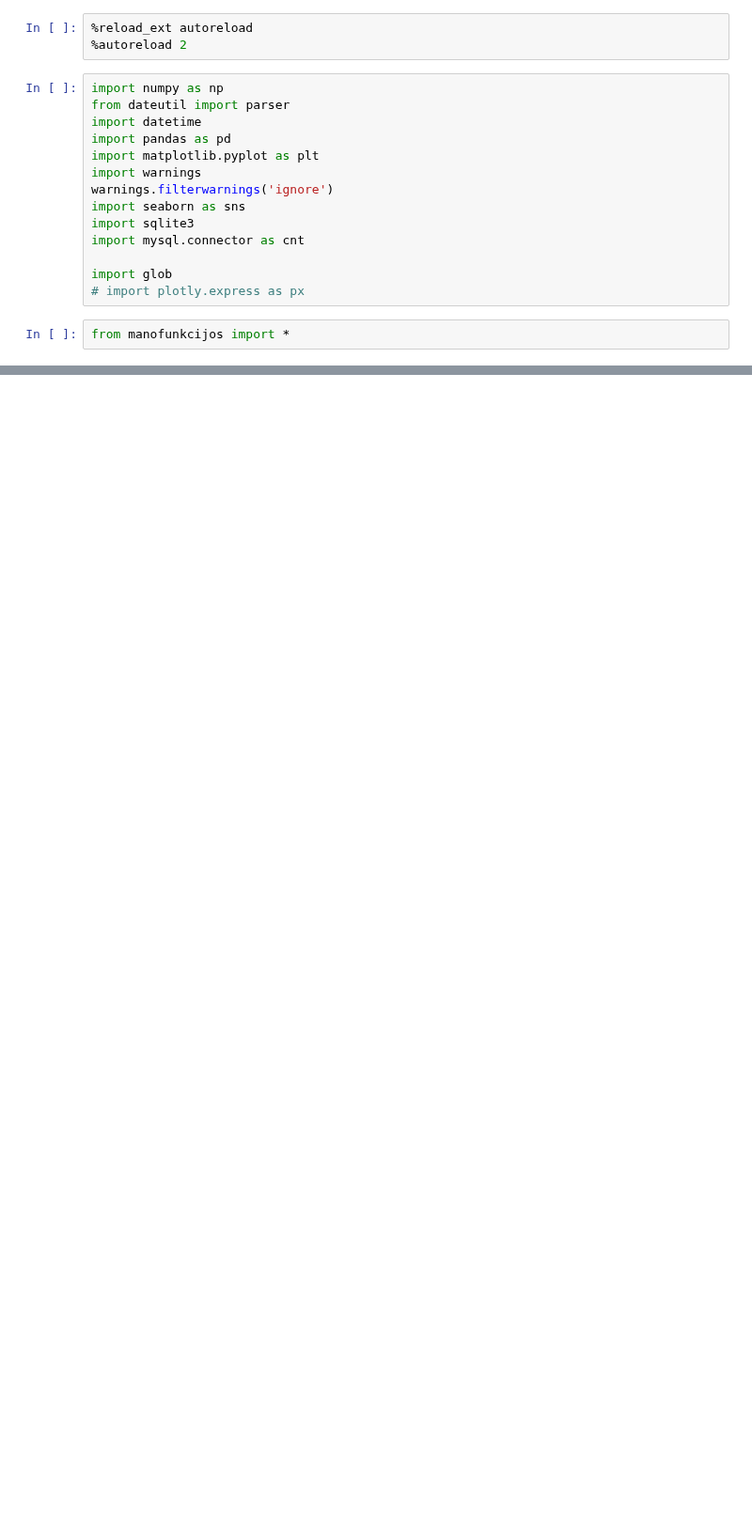
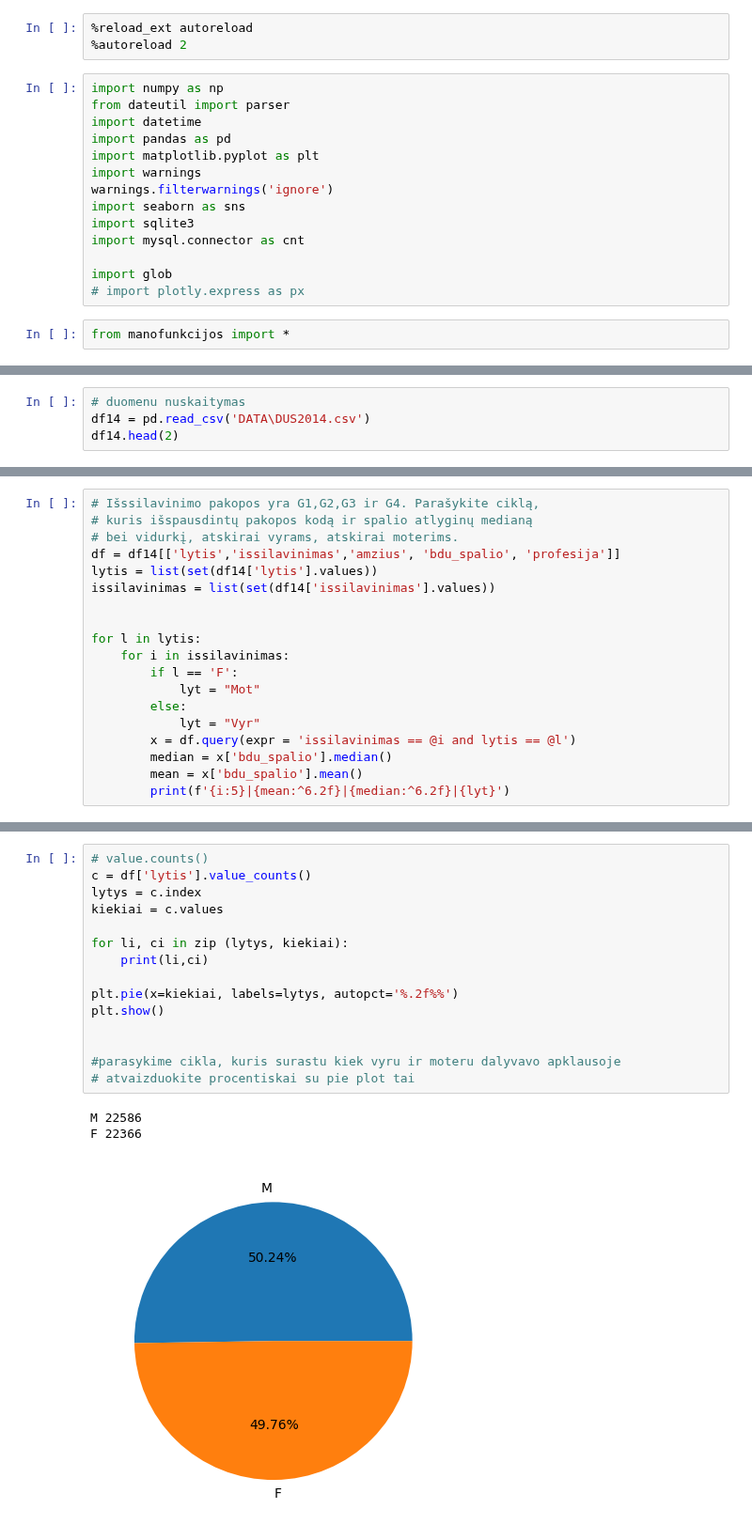
Before and after one commit to ISeeBugsEverywhere/DataScienceNotebooks, a Jupyter notebook: Studentai/MantasD/28.ipynb, the cells around one changed output, grey strips where cells are left out. Shown at 94% size. Drawn from its saved outputs; the diff is of its cells as text; blank space fills up the shorter version.

```diff
--- a/Studentai/MantasD/28.ipynb
+++ b/Studentai/MantasD/28.ipynb
@@ -53,0 +118,4 @@ col('DATA/OOP_DATA\\REF_D_1k_FW_2.08.dat')
+# %%
+# duomenu nuskaitymas
+df14 = pd.read_csv('DATA\DUS2014.csv')
+df14.head(2)
@@ -53,0 +315,19 @@ col('DATA/OOP_DATA\\REF_D_1k_FW_2.08.dat')
+# %%
+# Išssilavinimo pakopos yra G1,G2,G3 ir G4. Parašykite ciklą,
+# kuris išspausdintų pakopos kodą ir spalio atlyginų medianą
+# bei vidurkį, atskirai vyrams, atskirai moterims.
+df = df14[['lytis','issilavinimas','amzius', 'bdu_spalio', 'profesija']]
+lytis = list(set(df14['lytis'].values))
+issilavinimas = list(set(df14['issilavinimas'].values))
+
+
+for l in lytis:
+    for i in issilavinimas:
+        if l == 'F':
+            lyt = "Mot"
+        else:
+            lyt = "Vyr"
+        x = df.query(expr = 'issilavinimas == @i and lytis == @l')
+        median = x['bdu_spalio'].median()
+        mean = x['bdu_spalio'].mean()
+        print(f'{i:5}|{mean:^6.2f}|{median:^6.2f}|{lyt}')
@@ -53,0 +343,19 @@ col('DATA/OOP_DATA\\REF_D_1k_FW_2.08.dat')
+# %%
+# value.counts()
+c = df['lytis'].value_counts()
+lytys = c.index
+kiekiai = c.values
+
+for li, ci in zip (lytys, kiekiai):
+    print(li,ci)
+
+plt.pie(x=kiekiai, labels=lytys, autopct='%.2f%%')
+plt.show()
+
+
+#parasykime cikla, kuris surastu kiek vyru ir moteru dalyvavo apklausoje
+# atvaizduokite procentiskai su pie plot tai
+# %% [output]
+M 22586
+F 22366
+[figure, added]
```
Also changed, not shown: parts of 33 cells of this notebook.
